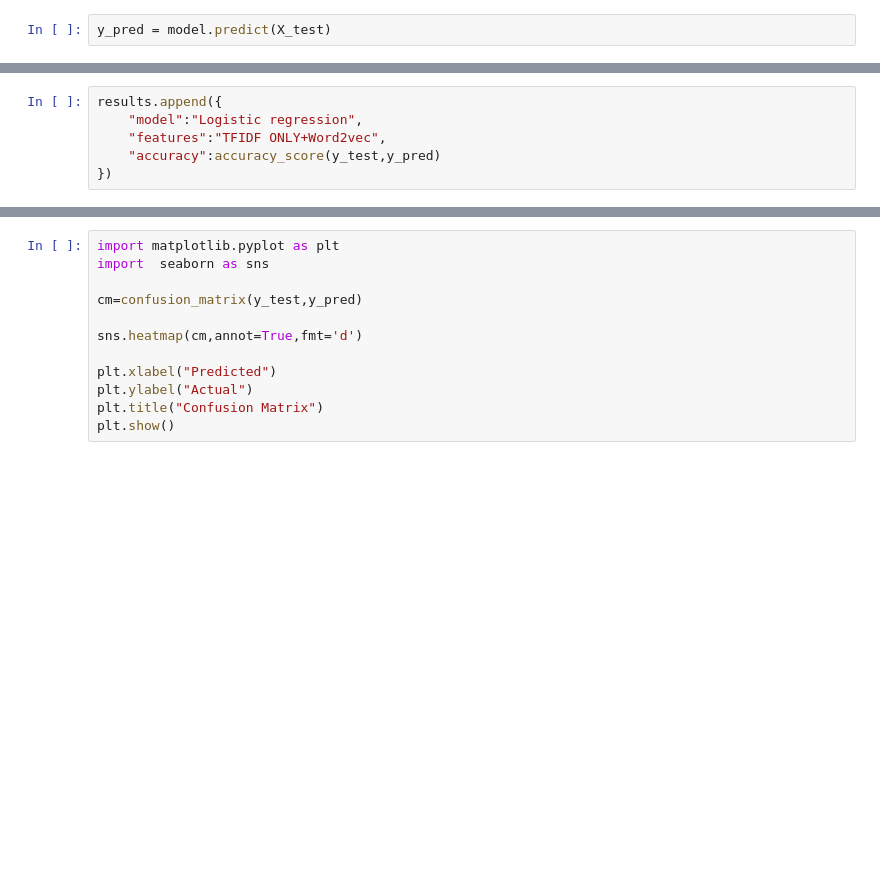
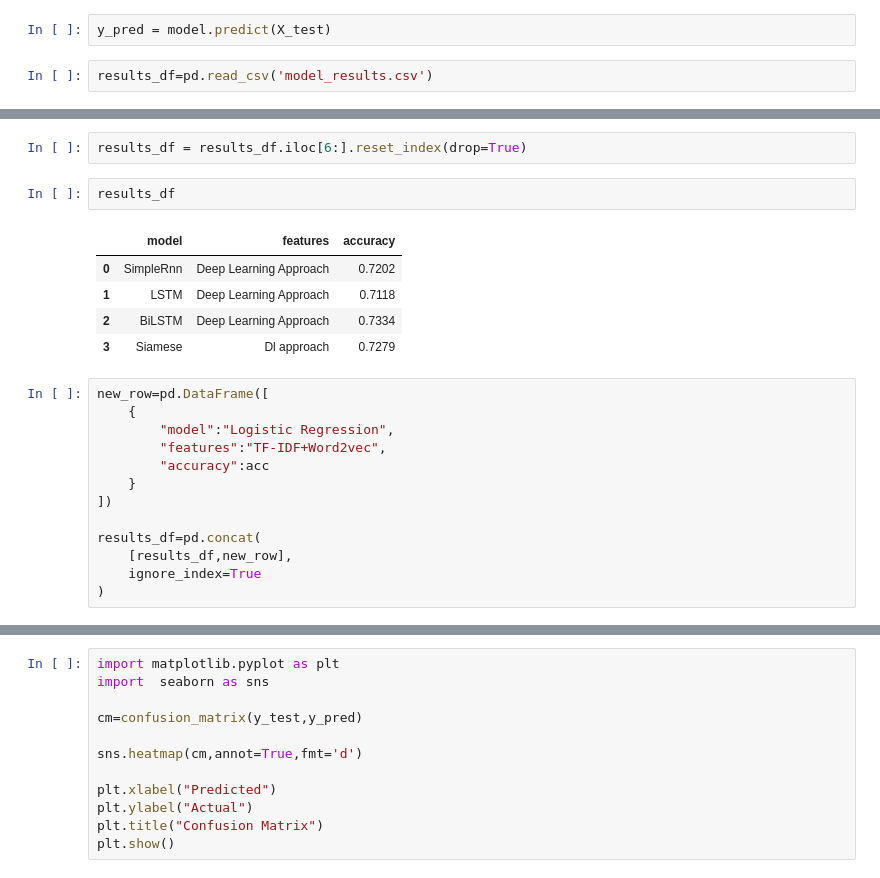
Before and after one commit to Samarth041/Duplicate-Question-Predictor-in-Quora, a Jupyter notebook: notebooks/03_ml_model.ipynb, the cells around one changed output, grey strips where cells are left out. Cells and saved outputs as stored; diff of their text form; blank space fills up the shorter version.

```diff
--- a/notebooks/03_ml_model.ipynb
+++ b/notebooks/03_ml_model.ipynb
@@ -60,2 +52,4 @@ LogisticRegression(max_iter=1000)
 # %%
 y_pred = model.predict(X_test)
+# %%
+results_df=pd.read_csv('model_results.csv')
@@ -62,9 +70,26 @@ y_pred = model.predict(X_test)
+# %%
+results_df = results_df.iloc[6:].reset_index(drop=True)
+# %%
+results_df
+# %% [output]
+|  | model | features | accuracy |
+| 0 | SimpleRnn | Deep Learning Approach | 0.7202 |
+| 1 | LSTM | Deep Learning Approach | 0.7118 |
+| 2 | BiLSTM | Deep Learning Approach | 0.7334 |
+| 3 | Siamese | Dl approach | 0.7279 |
 # %%
-results.append({
-    "model":"Logistic regression",
-    "features":"TFIDF ONLY+Word2vec",
-    "accuracy":accuracy_score(y_test,y_pred)
-})
+new_row=pd.DataFrame([
+    {
+        "model":"Logistic Regression",
+        "features":"TF-IDF+Word2vec",
+        "accuracy":acc
+    }
+])
+
+results_df=pd.concat(
+    [results_df,new_row],
+    ignore_index=True
+)
 # %%
 #checking accuracy
 
```
Also changed, not shown: parts of 12 cells of this notebook, 4 other files.
